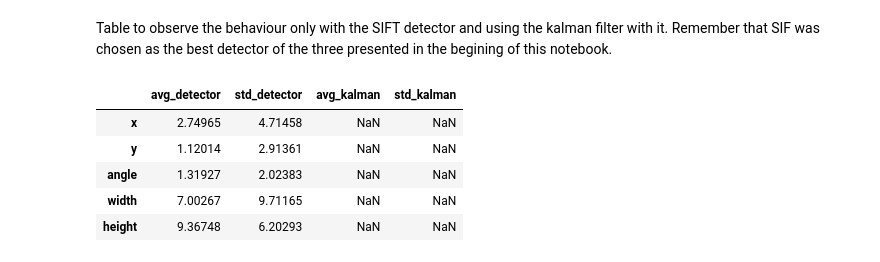
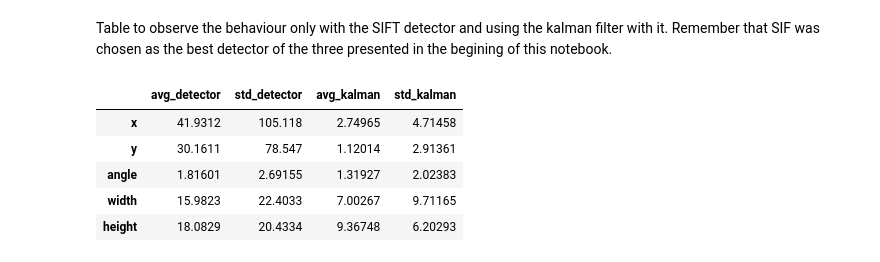
Before and after one commit to apinto25/autonomous_landing_data_analysis, a Jupyter notebook: detection_analysis.ipynb, the cells around one changed output. Saved outputs shown, nothing was run; the diff lists cells and outputs as text; code cells hidden in the pictures.

Commit message:
Fix error in detection-kalman table.

```diff
--- a/detection_analysis.ipynb
+++ b/detection_analysis.ipynb
@@ -362,36 +362,36 @@ Table to observe the behaviour only with the SIFT detector and using the kalman
 # %%
 sift_df = pd.DataFrame(columns=["avg_detector", "std_detector", "avg_kalman", "std_kalman"],
                        index=["x", "y", "angle", "width", "height"])
 
 sift_df["avg_detector"]["x"] = error_states_df["SIFT_detection_center_x"].mean()
 sift_df["avg_detector"]["y"] = error_states_df["SIFT_detection_center_y"].mean()
 sift_df["avg_detector"]["angle"] = error_states_df["SIFT_detection_angle"].mean()
 sift_df["avg_detector"]["width"] = error_states_df["SIFT_detection_width"].mean()
 sift_df["avg_detector"]["height"] = error_states_df["SIFT_detection_height"].mean()
 
 sift_df["std_detector"]["x"] = error_states_df["SIFT_detection_center_x"].std()
 sift_df["std_detector"]["y"] = error_states_df["SIFT_detection_center_y"].std()
 sift_df["std_detector"]["angle"] = error_states_df["SIFT_detection_angle"].std()
 sift_df["std_detector"]["width"] = error_states_df["SIFT_detection_width"].std()
 sift_df["std_detector"]["height"] = error_states_df["SIFT_detection_height"].std()
 
-sift_df["avg_detector"]["x"] = error_states_df["SIFT_kalman_center_x"].mean()
-sift_df["avg_detector"]["y"] = error_states_df["SIFT_kalman_center_y"].mean()
-sift_df["avg_detector"]["angle"] = error_states_df["SIFT_kalman_angle"].mean()
-sift_df["avg_detector"]["width"] = error_states_df["SIFT_kalman_width"].mean()
-sift_df["avg_detector"]["height"] = error_states_df["SIFT_kalman_height"].mean()
+sift_df["avg_kalman"]["x"] = error_states_df["SIFT_kalman_center_x"].mean()
+sift_df["avg_kalman"]["y"] = error_states_df["SIFT_kalman_center_y"].mean()
+sift_df["avg_kalman"]["angle"] = error_states_df["SIFT_kalman_angle"].mean()
+sift_df["avg_kalman"]["width"] = error_states_df["SIFT_kalman_width"].mean()
+sift_df["avg_kalman"]["height"] = error_states_df["SIFT_kalman_height"].mean()
 
-sift_df["std_detector"]["x"] = error_states_df["SIFT_kalman_center_x"].std()
-sift_df["std_detector"]["y"] = error_states_df["SIFT_kalman_center_y"].std()
-sift_df["std_detector"]["angle"] = error_states_df["SIFT_kalman_angle"].std()
-sift_df["std_detector"]["width"] = error_states_df["SIFT_kalman_width"].std()
-sift_df["std_detector"]["height"] = error_states_df["SIFT_kalman_height"].std()
+sift_df["std_kalman"]["x"] = error_states_df["SIFT_kalman_center_x"].std()
+sift_df["std_kalman"]["y"] = error_states_df["SIFT_kalman_center_y"].std()
+sift_df["std_kalman"]["angle"] = error_states_df["SIFT_kalman_angle"].std()
+sift_df["std_kalman"]["width"] = error_states_df["SIFT_kalman_width"].std()
+sift_df["std_kalman"]["height"] = error_states_df["SIFT_kalman_height"].std()
 
 sift_df
 # %% [output]
 |  | avg_detector | std_detector | avg_kalman | std_kalman |
-| x | 2.74965 | 4.71458 | NaN | NaN |
-| y | 1.12014 | 2.91361 | NaN | NaN |
-| angle | 1.31927 | 2.02383 | NaN | NaN |
-| width | 7.00267 | 9.71165 | NaN | NaN |
-| height | 9.36748 | 6.20293 | NaN | NaN |
+| x | 41.9312 | 105.118 | 2.74965 | 4.71458 |
+| y | 30.1611 | 78.547 | 1.12014 | 2.91361 |
+| angle | 1.81601 | 2.69155 | 1.31927 | 2.02383 |
+| width | 15.9823 | 22.4033 | 7.00267 | 9.71165 |
+| height | 18.0829 | 20.4334 | 9.36748 | 6.20293 |
```
